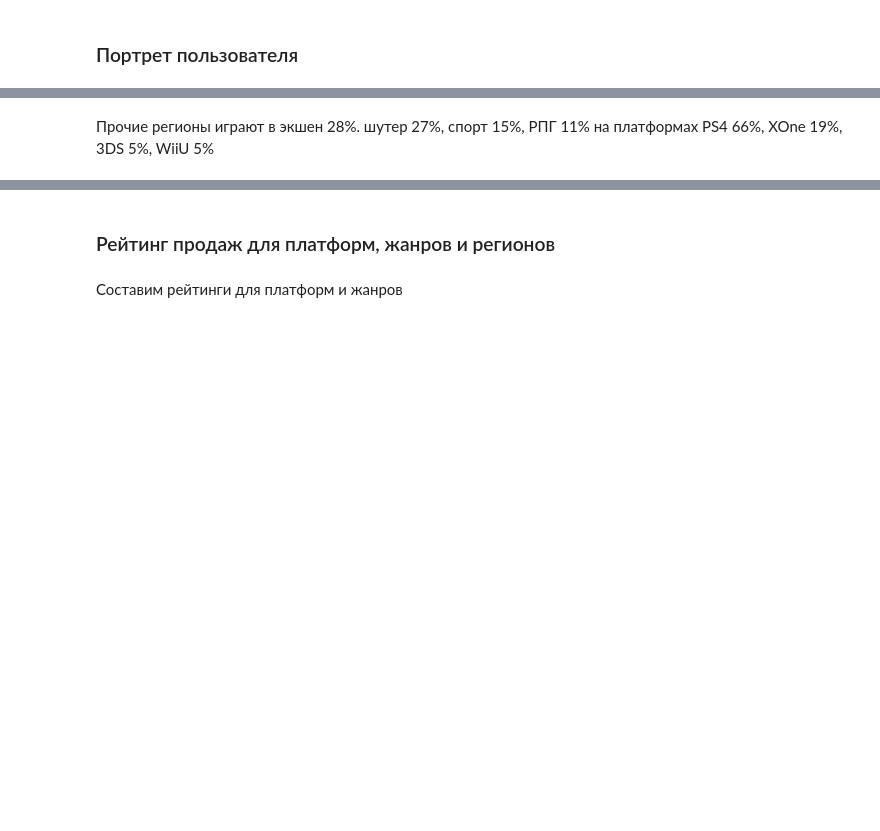
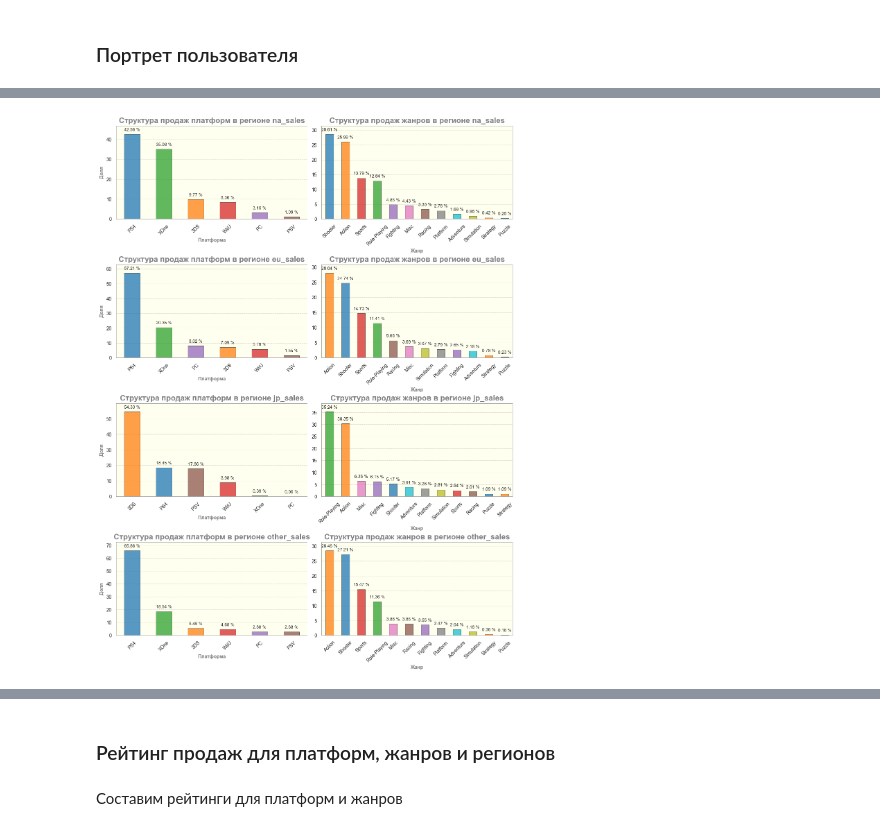
Before and after one commit to SuvorinSergey/ya_practicum_data_science, a Jupyter notebook: games/games.ipynb, the cells around one changed output, grey strips where cells are left out. Drawn from its saved outputs; the diff is of its cells as text; code cells hidden in the pictures; blank space fills up the shorter version.

```diff
--- a/games/games.ipynb
+++ b/games/games.ipynb
@@ -1461,2 +1395,3 @@ actual_data[actual_data['other_sales'] > 0].\
-# %% [markdown]
-Прочие регионы играют в экшен 28%. шутер 27%, спорт 15%, РПГ 11% на платформах PS4 66%, XOne 19%, 3DS 5%, WiiU 5%
+# %%
+h_size = 4
+v_size = 2
@@ -1462,0 +1411,54 @@ actual_data[actual_data['other_sales'] > 0].\
+# %%
+# Задаем параметры объекта для построения графиков
+graph_set['figure.figsize'] = (width, height * h_size)
+sns.set(rc=graph_set)
+
+# Задаем параметры объекта для построения графиков
+fig, axs = plt.subplots(h_size, v_size, constrained_layout=True)
+
+for i, col in enumerate(columns):
+
+    # Определяем координаты плиток
+    pos_x = tile_coordinates[i][0]
+    pos_y = tile_coordinates[i][1]
+
+    graph_data = actual_data.groupby(col[1]).\
+        agg(region_sales=(col[0], 'sum')).\
+            assign(ratio=lambda x: (x / x.sum() * 100)).\
+                sort_values(by='ratio', ascending=False).reset_index()
+
+    # Рисуем график
+    ax = sns.barplot(x=graph_data[col[1]],
+                     y=graph_data['ratio'],
+                     ax=axs[pos_x][pos_y],
+                     alpha=.75,
+                     linewidth=.5,
+                     width=0.5,
+                     edgecolor='black')
+
+    # Настраиваем параметры
+
+    ax.tick_params(axis='both', labelsize=10)
+    ax.tick_params(axis='x', rotation=45)
+    if i % 2 == 0:
+        ax.set_title(f'Структура продаж платформ в регионе {col[0]}', fontdict=fd_16)
+        ax.set_ylabel('Доля', fontdict=fd_10)
+        ax.set_xlabel('Платформа', fontdict=fd_10)
+
+        # Присваиваем барам соответствующий цвет
+        for i, labels in enumerate(ax.get_xticklabels()):
+            ax.patches[i].set_facecolor(platform_color[labels.get_text()])
+    else:
+        ax.set_title(f'Структура продаж жанров в регионе {col[0]}', fontdict=fd_16)
+        ax.set_ylabel('')
+        ax.set_xlabel('Жанр', fontdict=fd_10)
+
+        # Присваиваем барам соответствующий цвет
+        for i, labels in enumerate(ax.get_xticklabels()):
+            ax.patches[i].set_facecolor(genre_color[labels.get_text()])
+
+    add_value_labels(ax, unit=' %')
+
+    ax.margins(y=0.1);
+# %% [output]
+[figure, added]
```
Also changed, not shown: parts of 32 cells of this notebook.
